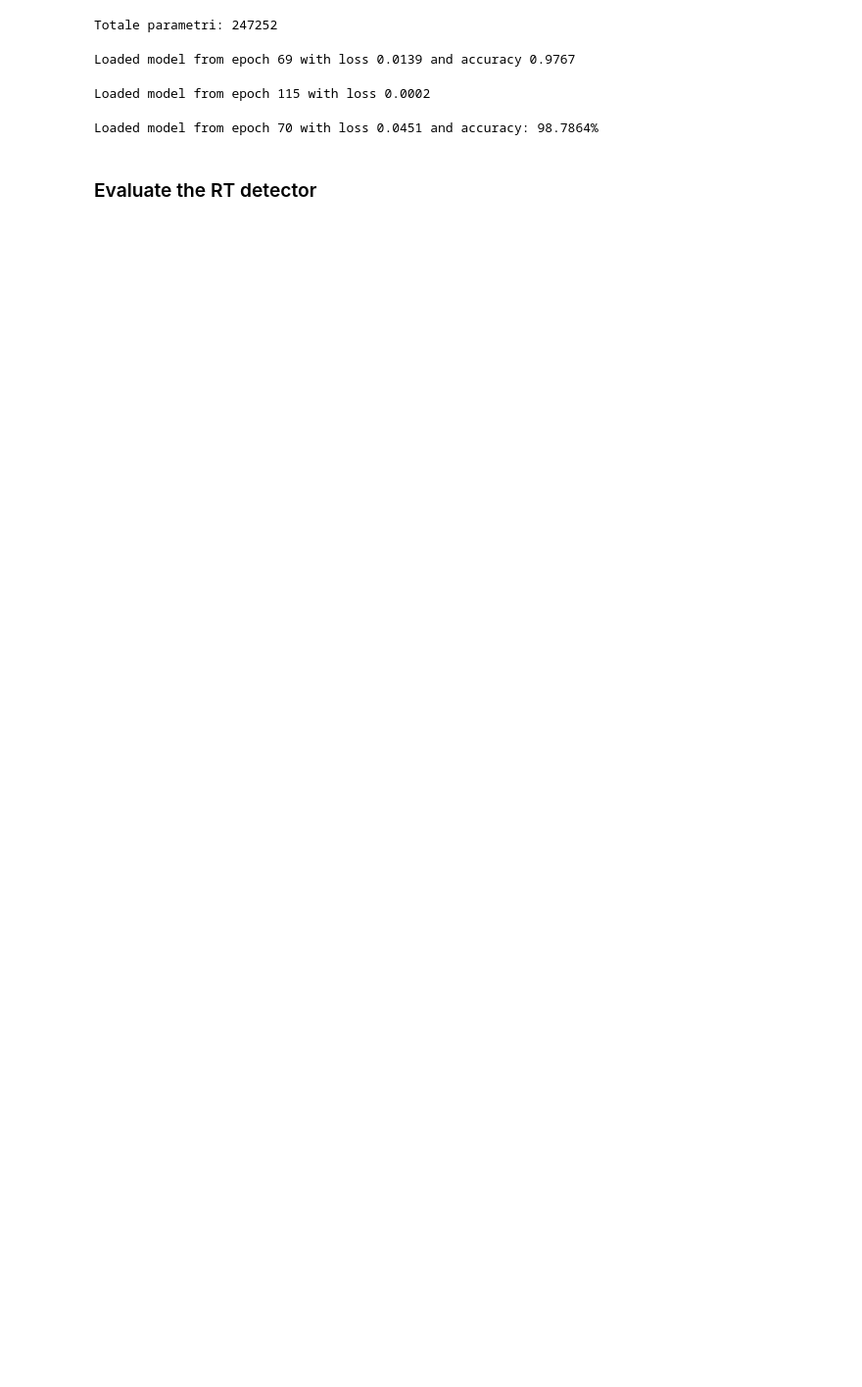
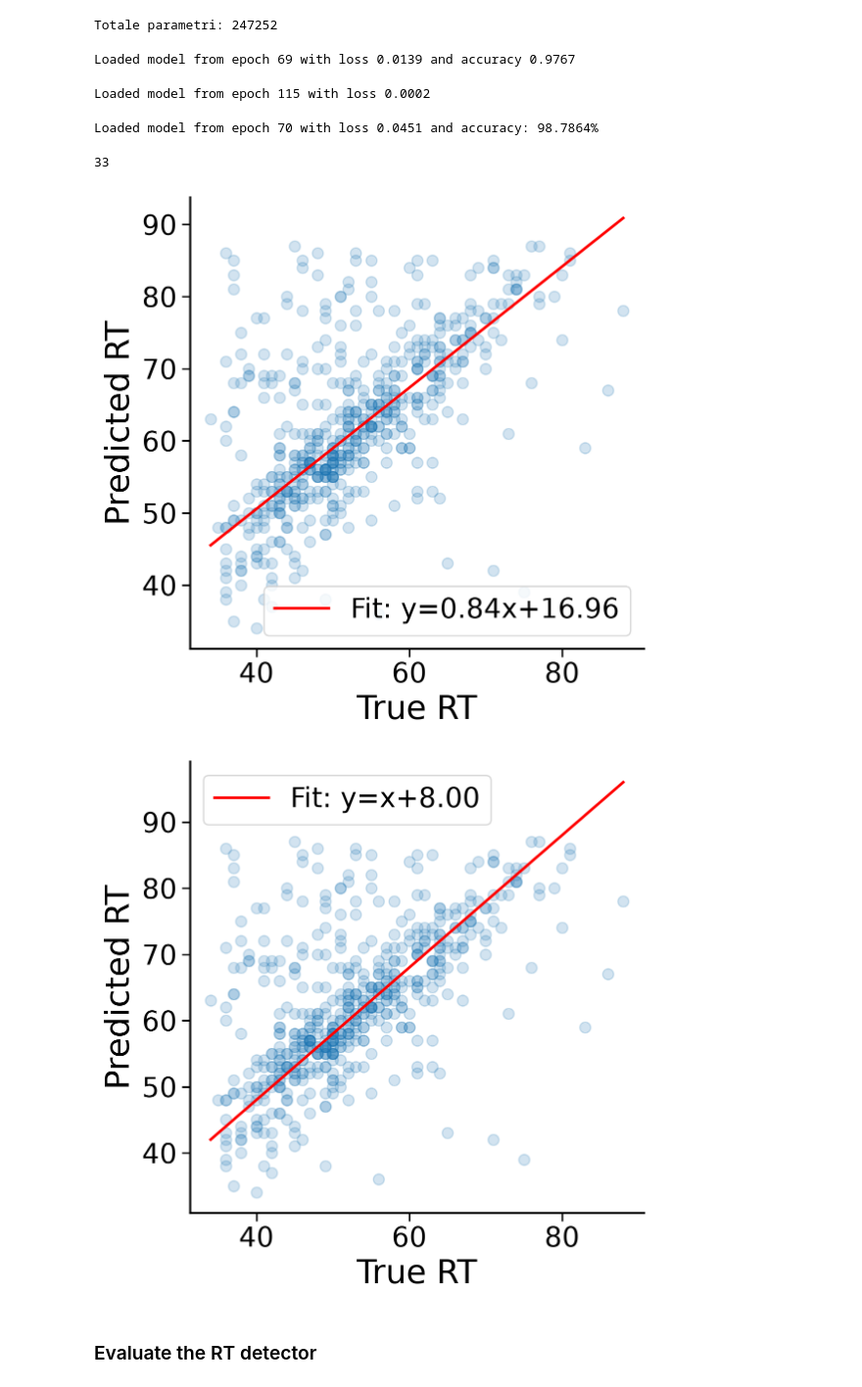
Before and after one commit to atubito98/deep-markov-model, a Jupyter notebook: dmm_test.ipynb, the cells around one changed output. Shown at 98% size. Saved outputs shown, nothing was run; the diff lists cells and outputs as text; code cells hidden in the pictures; blank space fills up the shorter version.

Commit message:
run with no data

```diff
--- a/dmm_test.ipynb
+++ b/dmm_test.ipynb
@@ -103,9 +107,23 @@ comm_dict = {
     "device": params["device"],
     "with_Cornelio": with_Cornelio,
     "t": t,
-    "z_lims": np.array([[-4.5, 2], [-4.5, 2.1], [-5, 2]]), #np.array([[-6, 8], [-9, 6], [-8, 8]]),
-    "z_ticks": np.array([[-2, 0], [-2, 0], [-3, 0]]), #np.array([[-2, 1, 4], [-5, -1, 3], [-4, 0, 4]]),
+    "z_lims": np.array([[-4.5, 2], [-4.5, 2.1], [-5, 2]]) if train_dir=="2026-01-26-00h12_DKF_b4_Pz3_w3" else np.array([[-6, 8], [-9, 6], [-8, 8]]), #np.array([[-6, 8], [-9, 6], [-8, 8]]),
+    "z_ticks": np.array([[-2, 0], [-2, 0], [-3, 0]]) if train_dir=="2026-01-26-00h12_DKF_b4_Pz3_w3" else np.array([[-2, 1, 4], [-5, -1, 3], [-4, 0, 4]]), #np.array([[-2, 1, 4], [-5, -1, 3], [-4, 0, 4]]),
 }
+# %%
+diff_dict = {
+    "data": train_data,
+    "start_estimate": -56,
+    "alpha": 0.2,
+    "reg_type": "MAE",
+    "max_dist": 12,
+}
+
+q = figures.simple_RT_estimator(comm_dict, diff_dict)
+# %% [output]
+33
+[figure, added]
+[figure, added]
 # %% [markdown]
 ### Evaluate the RT detector
 # %%
```
Also changed, not shown: parts of 18 cells of this notebook, 18 other files.
